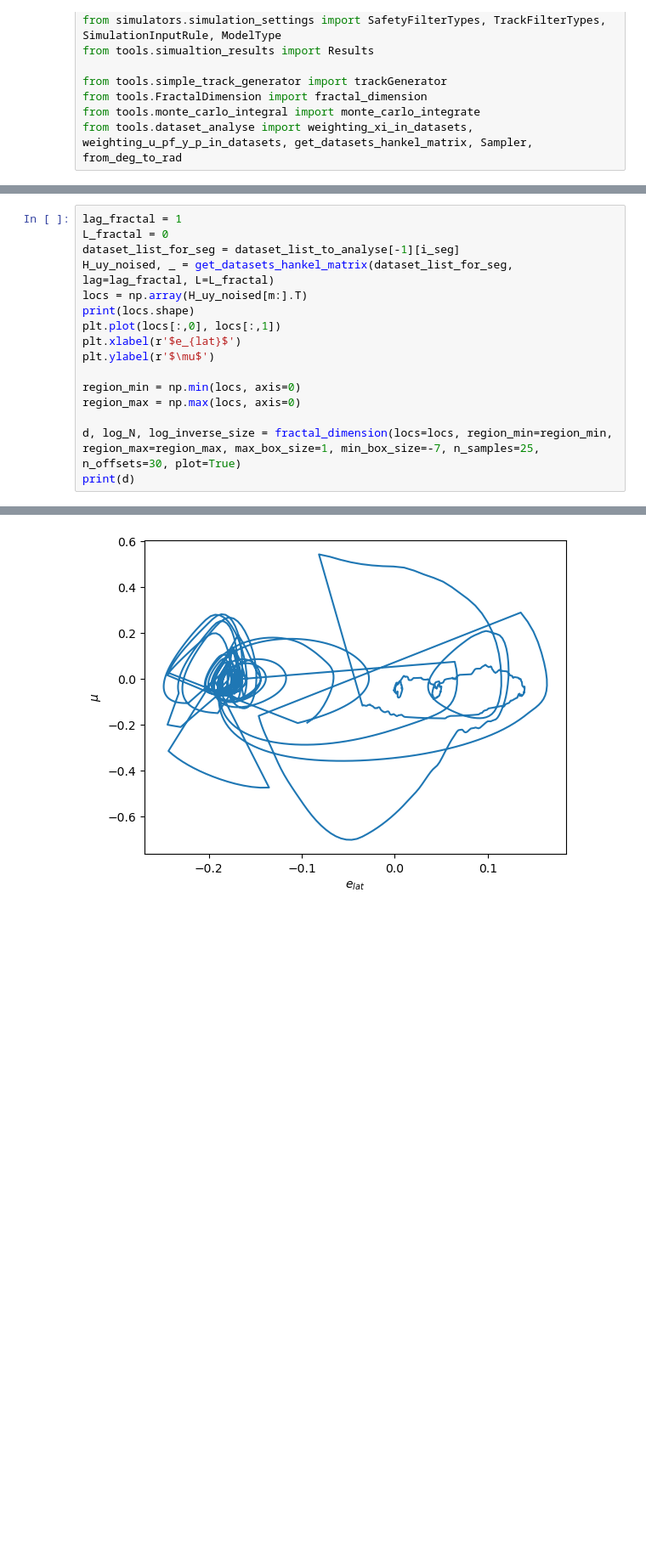
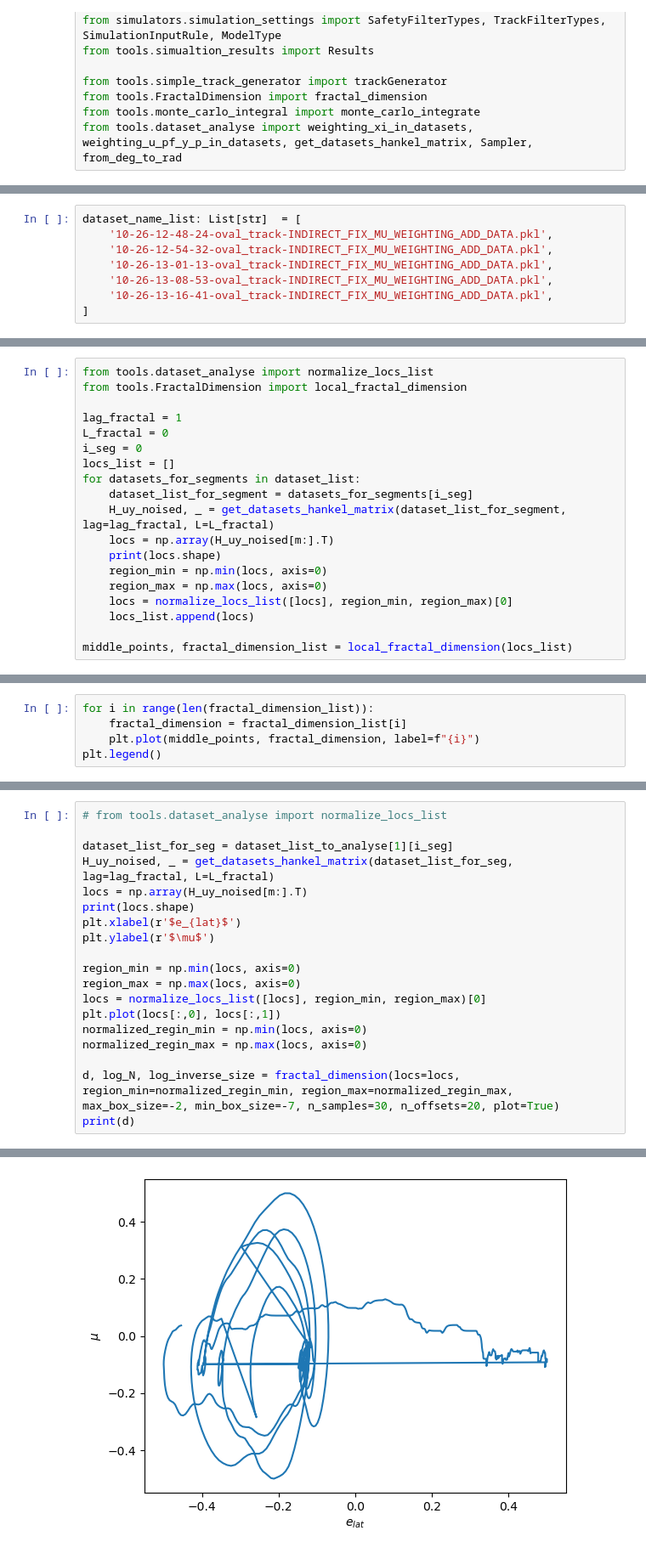
Before and after one commit to HuangYujun-JunkyTalent/DataDrivenSafetyFilter, a Jupyter notebook: DatasetAnalysis.ipynb, the cells around one changed output, grey strips where cells are left out. Shown at 85% size. Drawn from its saved outputs; the diff is of its cells as text; blank space fills up the shorter version.

```diff
--- a/DatasetAnalysis.ipynb
+++ b/DatasetAnalysis.ipynb
@@ -49,3 +28,11 @@ dataset_name_list: List[str]  = [
+# %%
+dataset_name_list: List[str]  = [
+    '10-26-12-48-24-oval_track-INDIRECT_FIX_MU_WEIGHTING_ADD_DATA.pkl',
+    '10-26-12-54-32-oval_track-INDIRECT_FIX_MU_WEIGHTING_ADD_DATA.pkl',
+    '10-26-13-01-13-oval_track-INDIRECT_FIX_MU_WEIGHTING_ADD_DATA.pkl',
+    '10-26-13-08-53-oval_track-INDIRECT_FIX_MU_WEIGHTING_ADD_DATA.pkl',
+    '10-26-13-16-41-oval_track-INDIRECT_FIX_MU_WEIGHTING_ADD_DATA.pkl',
+]
 # %%
 len(dataset_name_list)
 # %% [output]
@@ -123,0 +138,19 @@ dataset_list_to_analyse = dataset_list
+# %%
+from tools.dataset_analyse import normalize_locs_list
+from tools.FractalDimension import local_fractal_dimension
+
+lag_fractal = 1
+L_fractal = 0
+i_seg = 0
+locs_list = []
+for datasets_for_segments in dataset_list:
+    dataset_list_for_segment = datasets_for_segments[i_seg]
+    H_uy_noised, _ = get_datasets_hankel_matrix(dataset_list_for_segment, lag=lag_fractal, L=L_fractal)
+    locs = np.array(H_uy_noised[m:].T)
+    print(locs.shape)
+    region_min = np.min(locs, axis=0)
+    region_max = np.max(locs, axis=0)
+    locs = normalize_locs_list([locs], region_min, region_max)[0]
+    locs_list.append(locs)
+
+middle_points, fractal_dimension_list = local_fractal_dimension(locs_list)
@@ -123,0 +163,5 @@ dataset_list_to_analyse = dataset_list
+# %%
+for i in range(len(fractal_dimension_list)):
+    fractal_dimension = fractal_dimension_list[i]
+    plt.plot(middle_points, fractal_dimension, label=f"{i}")
+plt.legend()
@@ -124,17 +171,20 @@ dataset_list_to_analyse = dataset_list
 # %%
-lag_fractal = 1
-L_fractal = 0
-dataset_list_for_seg = dataset_list_to_analyse[-1][i_seg]
+# from tools.dataset_analyse import normalize_locs_list
+
+dataset_list_for_seg = dataset_list_to_analyse[1][i_seg]
 H_uy_noised, _ = get_datasets_hankel_matrix(dataset_list_for_seg, lag=lag_fractal, L=L_fractal)
 locs = np.array(H_uy_noised[m:].T)
 print(locs.shape)
-plt.plot(locs[:,0], locs[:,1])
 plt.xlabel(r'$e_{lat}$')
 plt.ylabel(r'$\mu$')
 
 region_min = np.min(locs, axis=0)
 region_max = np.max(locs, axis=0)
+locs = normalize_locs_list([locs], region_min, region_max)[0]
+plt.plot(locs[:,0], locs[:,1])
+normalized_regin_min = np.min(locs, axis=0)
+normalized_regin_max = np.max(locs, axis=0)
 
-d, log_N, log_inverse_size = fractal_dimension(locs=locs, region_min=region_min, region_max=region_max, max_box_size=1, min_box_size=-7, n_samples=25, n_offsets=30, plot=True)
+d, log_N, log_inverse_size = fractal_dimension(locs=locs, region_min=normalized_regin_min, region_max=normalized_regin_max, max_box_size=-2, min_box_size=-7, n_samples=30, n_offsets=20, plot=True)
 print(d)
 # %% [output]
@@ -143 +193 @@ print(d)
-[figure, old version]
+[figure, new version]
```
Also changed, not shown: parts of 12 cells of this notebook, 5 other files.
